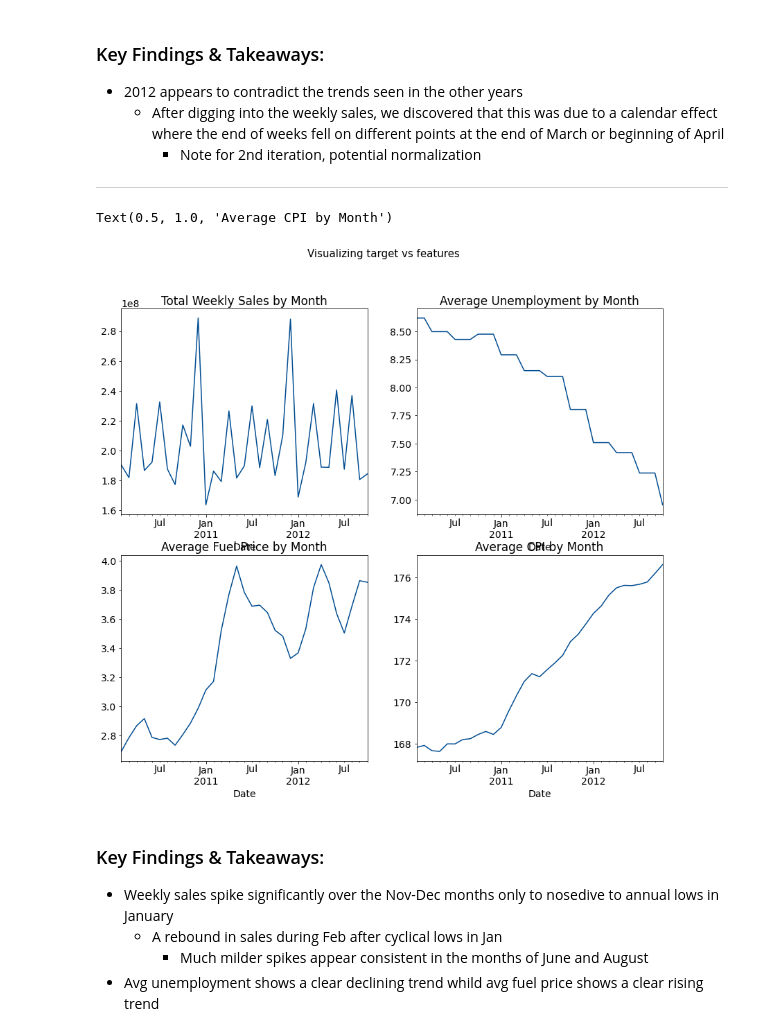
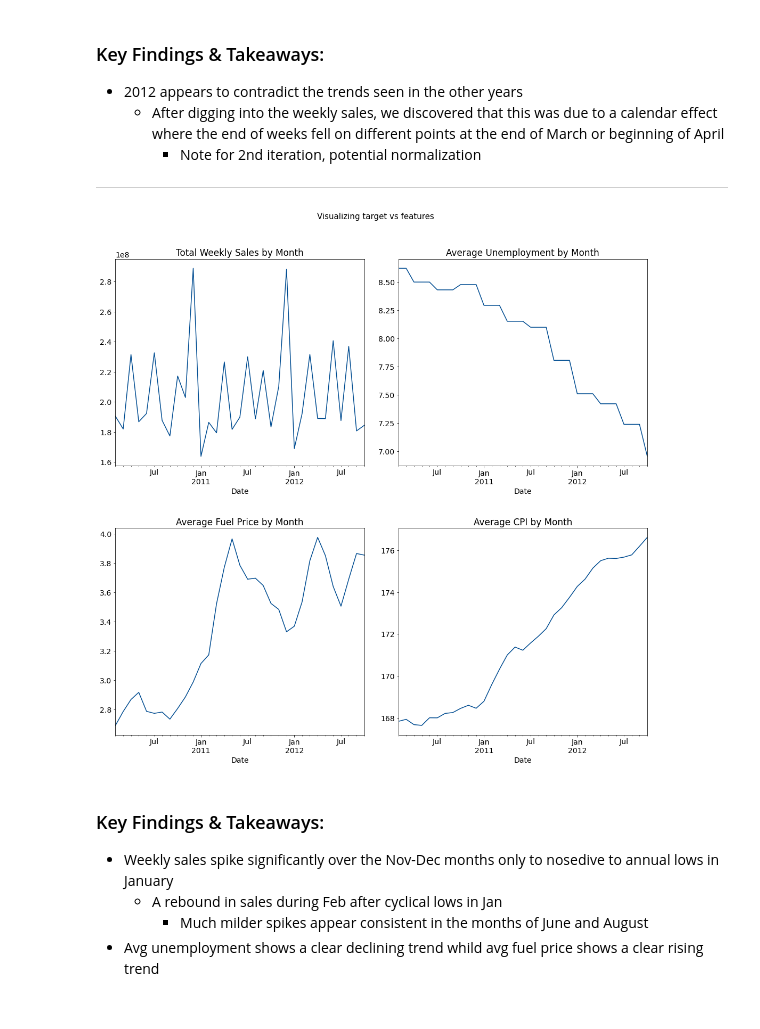
Before and after one commit to Attention-Walmart-Shoppers/capstone, a Jupyter notebook: final_notebook_draft.ipynb, the cells around one changed output. Saved outputs shown, nothing was run; the diff lists cells and outputs as text; code cells hidden in the pictures.

```diff
--- a/final_notebook_draft.ipynb
+++ b/final_notebook_draft.ipynb
@@ -219,32 +219,35 @@ plt.show()
         * Note for 2nd iteration, potential normalization
 ***
 # %%
-
-fig = plt.figure(figsize=(14, 12))
+fig, ax = plt.subplots(2, 2)
 fig.suptitle('Visualizing target vs features', fontsize = 15)
+fig.tight_layout(h_pad = 2)
+fig.set_figheight(15)
+fig.set_figwidth(15)
 
 plt.subplot(2, 2, 1)
-df_data.Weekly_Sales.resample('M').sum().plot()
+ax[0, 0] = df_data.Weekly_Sales.resample('M').sum().plot()
+ax[0, 0].set_title('Total Weekly Sales by Month')
 plt.xticks(rotation=0)
-plt.title('Total Weekly Sales by Month')
 
 plt.subplot(2, 2, 2)
-df_data.Unemployment.resample('M').mean().plot()
+ax[0, 1]= df_data.Unemployment.resample('M').mean().plot()
 plt.xticks(rotation=0)
-plt.title('Average Unemployment by Month')
+ax[0, 1].set_title('Average Unemployment by Month')
 
 plt.subplot(2, 2, 3)
-df_data.Fuel_Price.resample('M').mean().plot()
+ax[1, 0]= df_data.Fuel_Price.resample('M').mean().plot()
+ax[1, 0].set_title('Average Fuel Price by Month')
 plt.xticks(rotation=0)
-plt.title('Average Fuel Price by Month')
 
 plt.subplot(2, 2, 4)
-df_data.CPI.resample('M').mean().plot()
+ax[1, 1]=  df_data.CPI.resample('M').mean().plot()
+ax[1, 1].set_title('Average CPI by Month')
 plt.xticks(rotation=0)
-plt.title('Average CPI by Month')
+
+plt.show()
 # %% [output]
-Text(0.5, 1.0, 'Average CPI by Month')
-[figure, old version]
+[figure, new version]
 # %% [markdown]
 ### Key Findings & Takeaways:
 
```
Also changed, not shown: parts of 3 cells of this notebook.
